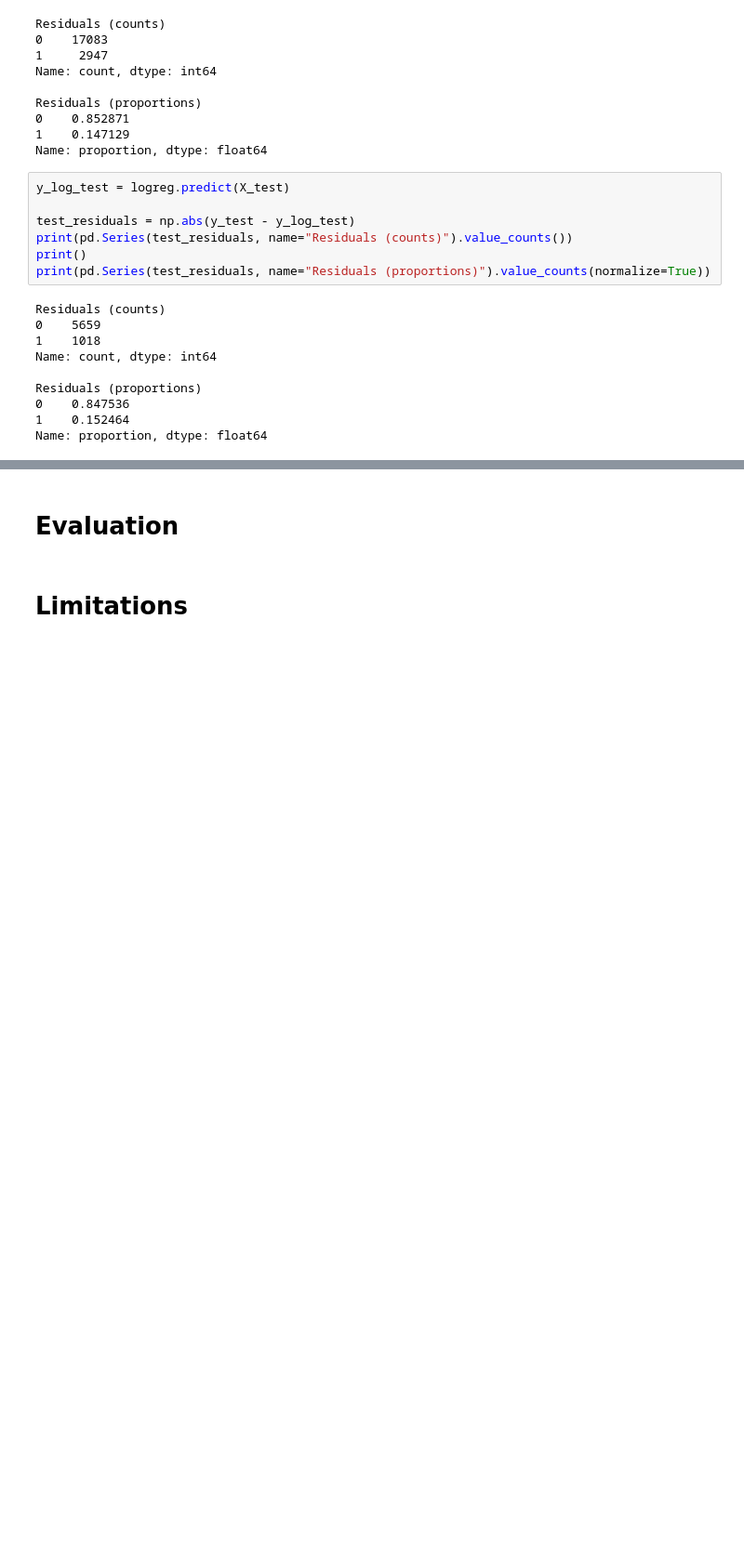
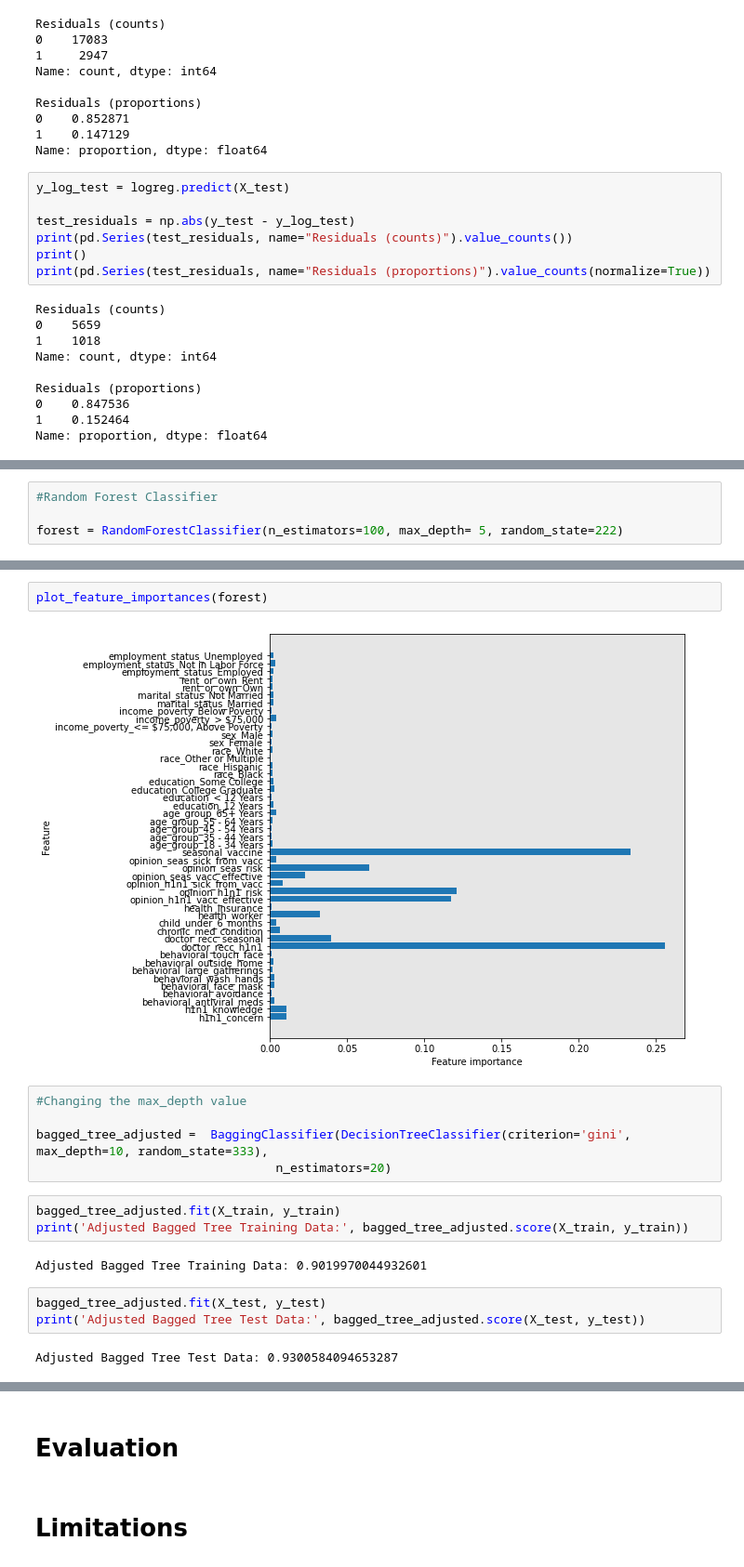
Before and after one commit to lpb3393/predict-flu-vaccine, a Jupyter notebook: predict-flu-vaccines.ipynb, the cells around one changed output, grey strips where cells are left out. Shown: that part at 93% size. Saved outputs shown, nothing was run; the diff lists cells and outputs as text; blank space fills up the shorter version.

```diff
--- a/predict-flu-vaccines.ipynb
+++ b/predict-flu-vaccines.ipynb
@@ -384,0 +409,4 @@ AUC: 0.8742426458024757
+# %%
+#Random Forest Classifier
+
+forest = RandomForestClassifier(n_estimators=100, max_depth= 5, random_state=222)
@@ -384,0 +423,19 @@ AUC: 0.8742426458024757
+# %%
+plot_feature_importances(forest)
+# %% [output]
+[figure, added]
+# %%
+#Changing the max_depth value
+
+bagged_tree_adjusted =  BaggingClassifier(DecisionTreeClassifier(criterion='gini', max_depth=10, random_state=333),
+                                 n_estimators=20)
+# %%
+bagged_tree_adjusted.fit(X_train, y_train)
+print('Adjusted Bagged Tree Training Data:', bagged_tree_adjusted.score(X_train, y_train))
+# %% [output]
+Adjusted Bagged Tree Training Data: 0.9019970044932601
+# %%
+bagged_tree_adjusted.fit(X_test, y_test)
+print('Adjusted Bagged Tree Test Data:', bagged_tree_adjusted.score(X_test, y_test))
+# %% [output]
+Adjusted Bagged Tree Test Data: 0.9300584094653287
```
Also changed, not shown: parts of 30 cells of this notebook.
